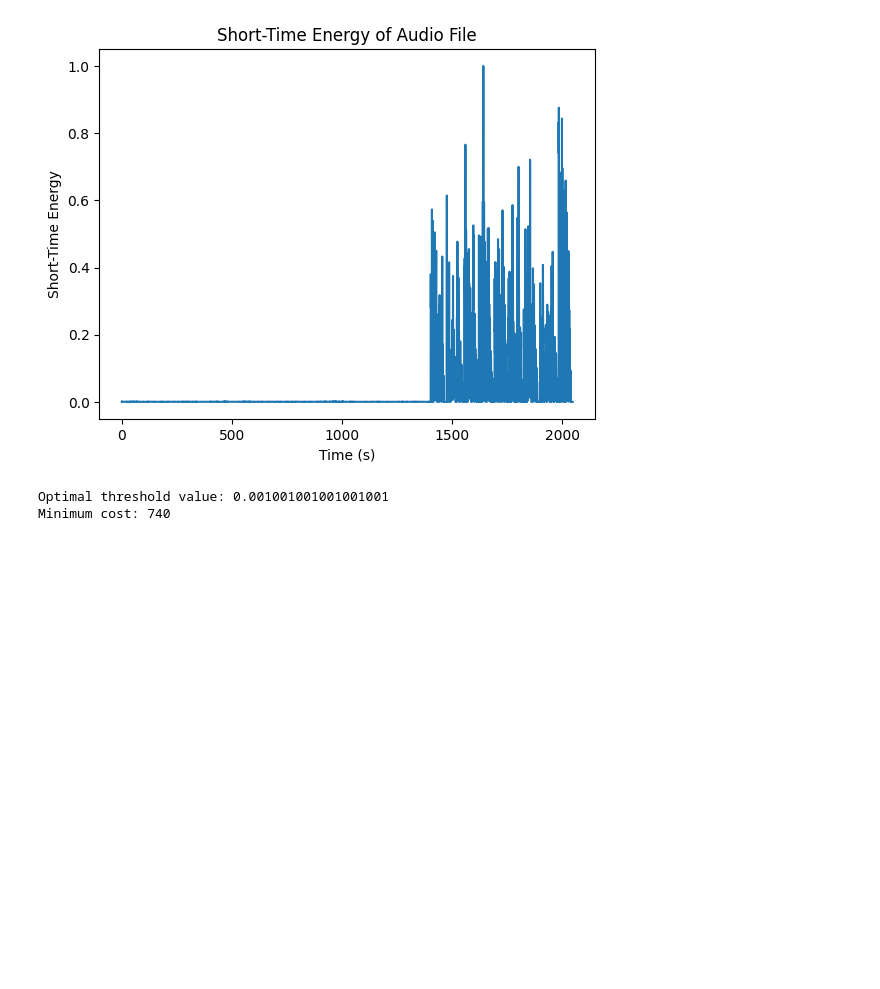
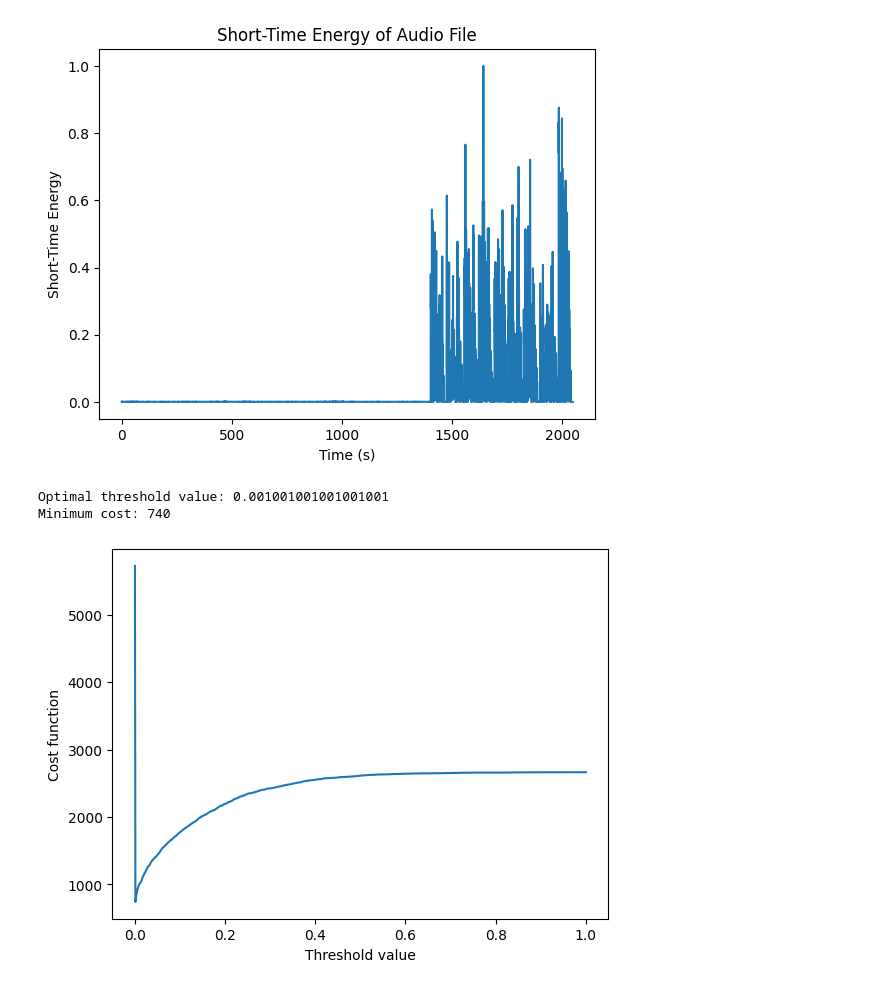
Before and after one commit to Skywoodthefifth/STE_Cost_function, a Jupyter notebook: TEST.ipynb, the cells around one changed output. Saved outputs shown, nothing was run; the diff lists cells and outputs as text; code cells hidden in the pictures; blank space fills up the shorter version.

```diff
--- a/TEST.ipynb
+++ b/TEST.ipynb
@@ -102,11 +102,6 @@ num_frames_uv = int(np.ceil(len(uv_samples) / hop_size))
 num_frames_v = int(np.ceil(len(v_samples) / hop_size))
 frames_uv = np.zeros((num_frames_uv, frame_size))
 frames_v = np.zeros((num_frames_v, frame_size))
-
-labeled_uv = np.array([0 for _ in range(num_frames_uv)])
-labeled_v = np.array([1 for _ in range(num_frames_v)])
-labeled = np.concatenate([labeled_uv, labeled_v])
-
 
 # Lấy từng frame của samples
 for i in range(num_frames_uv):
@@ -130,33 +125,51 @@ for i in range(num_frames_uv):
 # ste_uv = ste_uv / np.max(ste_uv)
 
 
 for i in range(num_frames_v):
     ste_v[i] = STE(frames_v[i, :])
 # ste_v = ste_v / np.max(ste_v)
 
 ste = np.concatenate([ste_uv, ste_v])
 
 ste = ste / np.max(ste)
 
+# ste_v = ste_v / np.max(ste_v)
+
+labeled_uv = np.array([0 for _ in range(num_frames_uv)])
+# labeled_v = np.array([1 if ste_v[i] > 0.2 else 0 for i in range(num_frames_v)])
+labeled_v = np.array([1 for _ in range(num_frames_v)])
+labeled = np.concatenate([labeled_uv, labeled_v])
+
 def cost_function(threshold):
     is_voiced = np.zeros(num_frames_uv + num_frames_v)
     for i in range(num_frames_uv + num_frames_v):
         is_voiced[i] = 1 if ste[i] > threshold else 0
     num_misclassified_frames = np.sum(labeled != is_voiced)
     return num_misclassified_frames
 
 # Define the range of threshold values to search over
 threshold_values = np.linspace(0, 1, num=1000)
 
 # Find the threshold value that minimizes the cost function
 min_threshold = np.argmin([cost_function(T) for T in threshold_values])
 
 # Print the optimal threshold value and the corresponding cost
 print("Optimal threshold value:", threshold_values[min_threshold])
 print("Minimum cost:", cost_function(threshold_values[min_threshold]))
+
+cost = []
+for i in range(1000):
+    cost.append(cost_function(threshold_values[i]))
+
+plt.plot(threshold_values, cost)
+plt.xlabel("Threshold value")
+plt.ylabel("Cost function")
+
+plt.show()
 # %% [output]
 Optimal threshold value: 0.001001001001001001
 Minimum cost: 740
+[figure, added]
 # %%
 import numpy as np
 import matplotlib.pyplot as plt
```
Also changed, not shown: parts of 2 cells of this notebook.
